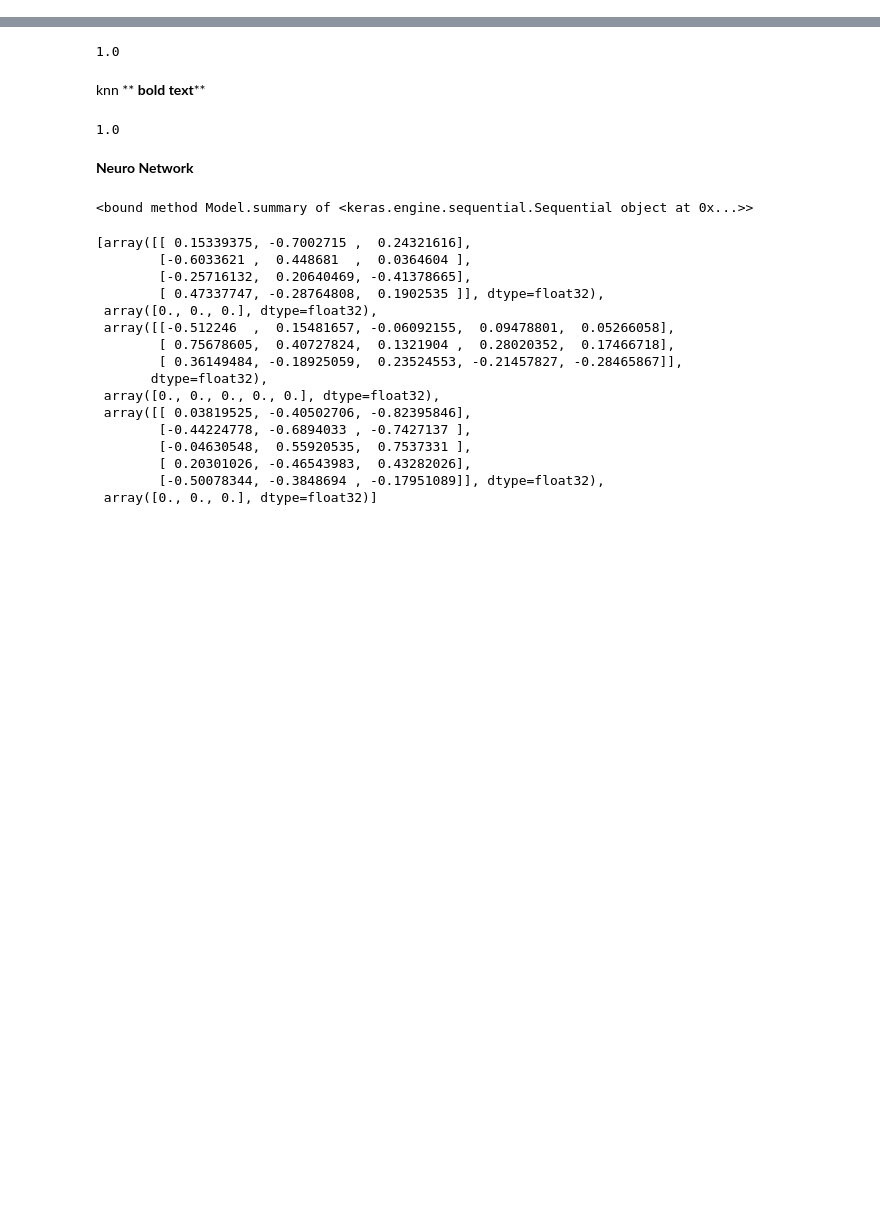
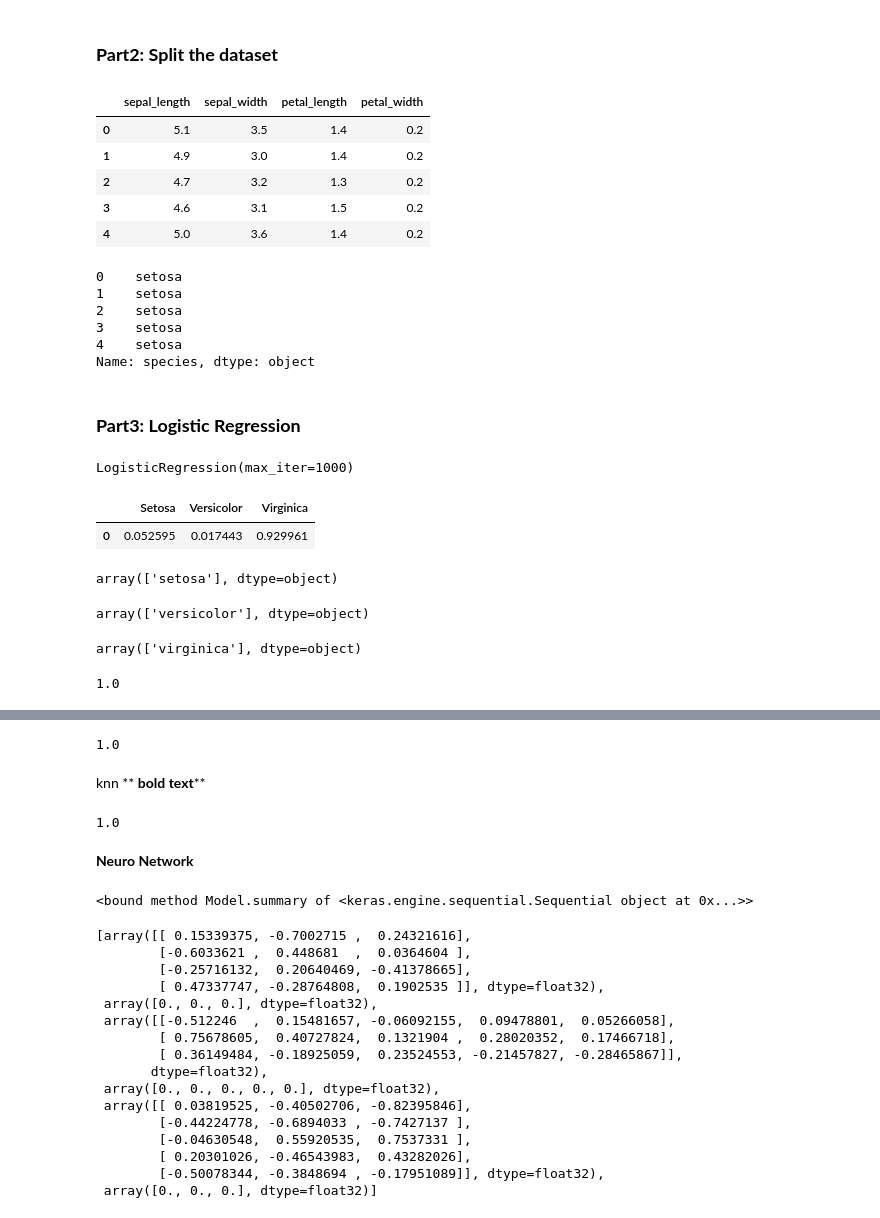
Before and after one commit to kabirulislam95/AI, a Jupyter notebook: Assainment04.ipynb, the cells around one changed output, grey strips where cells are left out. Cells and saved outputs as stored; diff of their text form; code cells hidden in the pictures; blank space fills up the shorter version.

```diff
--- a/Assainment04.ipynb
+++ b/Assainment04.ipynb
@@ -97,0 +60,2 @@ SVC(C=1, kernel='linear')
+# %% [markdown]
+### **Part2: Split the dataset**
@@ -97,0 +69,20 @@ SVC(C=1, kernel='linear')
+# %%
+#print first 5 features value
+X.head()
+# %% [output]
+|  | sepal_length | sepal_width | petal_length | petal_width |
+| 0 | 5.1 | 3.5 | 1.4 | 0.2 |
+| 1 | 4.9 | 3.0 | 1.4 | 0.2 |
+| 2 | 4.7 | 3.2 | 1.3 | 0.2 |
+| 3 | 4.6 | 3.1 | 1.5 | 0.2 |
+| 4 | 5.0 | 3.6 | 1.4 | 0.2 |
+# %%
+#print first 5 label values
+y.head()
+# %% [output]
+0    setosa
+1    setosa
+2    setosa
+3    setosa
+4    setosa
+Name: species, dtype: object
@@ -97,0 +92,15 @@ SVC(C=1, kernel='linear')
+# %% [markdown]
+### **Part3: Logistic Regression**
+# %%
+#take logostic regression model object
+model_lregression = LogisticRegression(max_iter=1000)
+#Training the model
+model_lregression.fit(x_train.values, y_train.values)
+# %% [output]
+LogisticRegression(max_iter=1000)
+# %%
+#probability of each species
+pd.DataFrame(model_lregression.predict_proba([[1, 2, 3, 4]]), columns = ["Setosa", "Versicolor", "Virginica"])
+# %% [output]
+|  | Setosa | Versicolor | Virginica |
+| 0 | 0.052595 | 0.017443 | 0.929961 |
@@ -97,0 +112,20 @@ SVC(C=1, kernel='linear')
+# %%
+#predict sample1
+model_lregression.predict(sample1)
+# %% [output]
+array(['setosa'], dtype=object)
+# %%
+#predict sample2
+model_lregression.predict(sample2)
+# %% [output]
+array(['versicolor'], dtype=object)
+# %%
+#predict sample3
+model_lregression.predict(sample3)
+# %% [output]
+array(['virginica'], dtype=object)
+# %%
+#ficd accuracy score
+model_lregression.score(x_test.values, y_test)
+# %% [output]
+1.0
```
Also changed, not shown: parts of 27 cells of this notebook.
